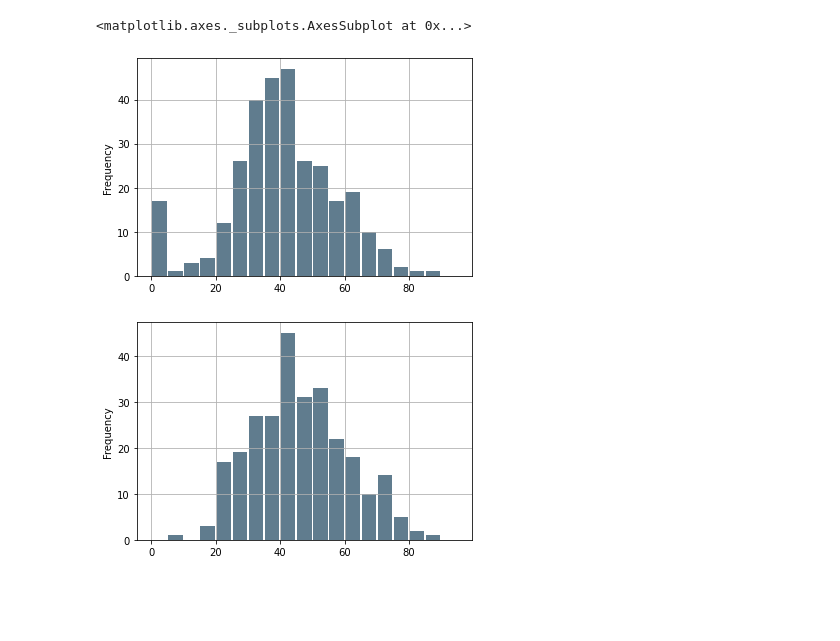
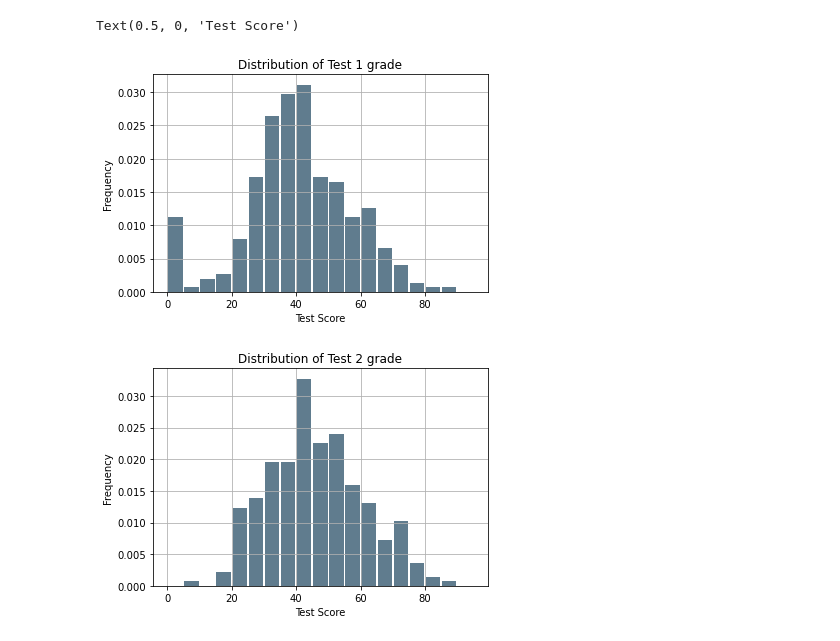
Before and after one commit to dmnguyen-uoft/ECO-202---Research, a Jupyter notebook: data_analysis.ipynb, the cells around one changed output. Cells and saved outputs as stored; diff of their text form; code cells hidden in the pictures; blank space fills up the shorter version.

```diff
--- a/data_analysis.ipynb
+++ b/data_analysis.ipynb
@@ -29,14 +31,18 @@ df_grade['Test 2'] = df_grade[['Test 2 - v1', 'Test 2 - v2']].max(axis =1)
 # %%
 # Histogram of grade
 plt.figure()
-df_grade['Test 1'].plot.hist(grid=True, bins=np.arange(0,100,5), rwidth=0.9, color='#607c8e')
+df_grade['Test 1'].plot.hist(density= True, grid=True, bins=np.arange(0,100,5), rwidth=0.9, color='#607c8e')
+plt.title('Distribution of Test 1 grade')
+plt.xlabel('Test Score')
 
 plt.figure()
-df_grade['Test 2'].plot.hist(grid=True, bins=np.arange(0,100,5), rwidth=0.9, color='#607c8e')
+df_grade['Test 2'].plot.hist(density= True, grid=True, bins=np.arange(0,100,5), rwidth=0.9, color='#607c8e')
+plt.title('Distribution of Test 2 grade')
+plt.xlabel('Test Score')
 # %% [output]
-<matplotlib.axes._subplots.AxesSubplot at 0x...>
+Text(0.5, 0, 'Test Score')
-[figure, old version]
+[figure, new version]
-[figure, old version]
+[figure, new version]
 # %%
 # Merge all Zoom lectures
 zoom_files = ['Sept16.csv', 'Sept23.csv', 'Sept30.csv', 'Oct7.csv', 'Oct28.csv', 'Nov4.csv', 'Nov11.csv', 'Nov18.csv', 'Nov25.csv']
```
Also changed, not shown: parts of 9 cells of this notebook.
